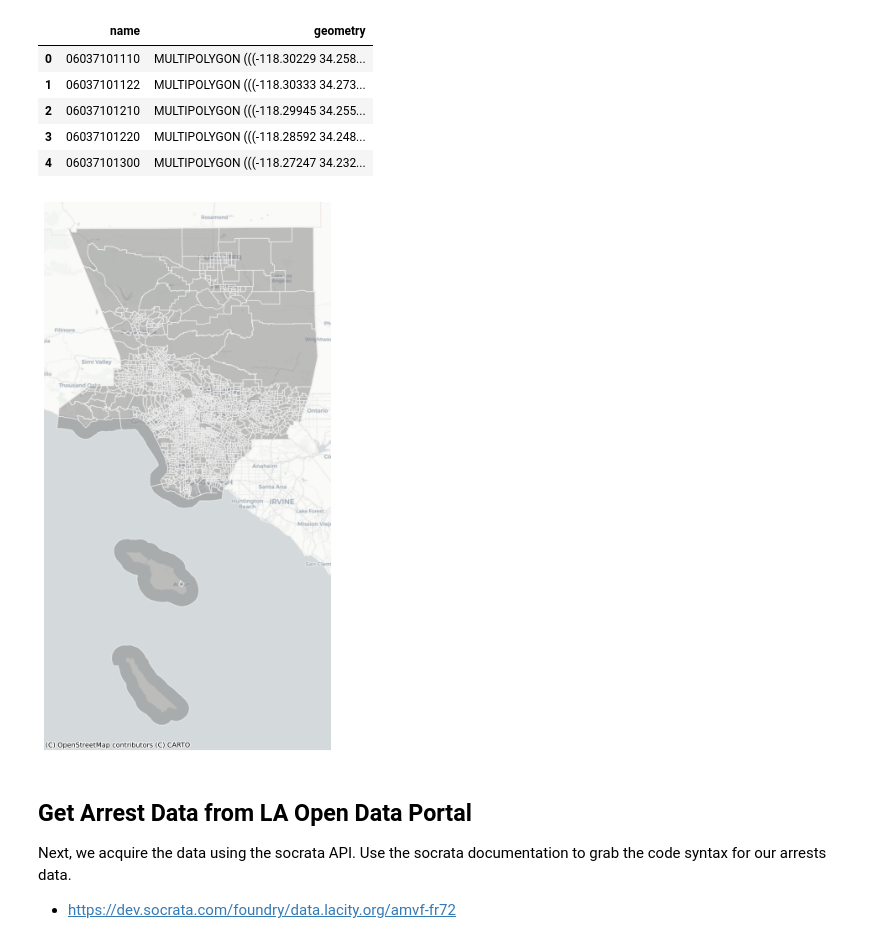
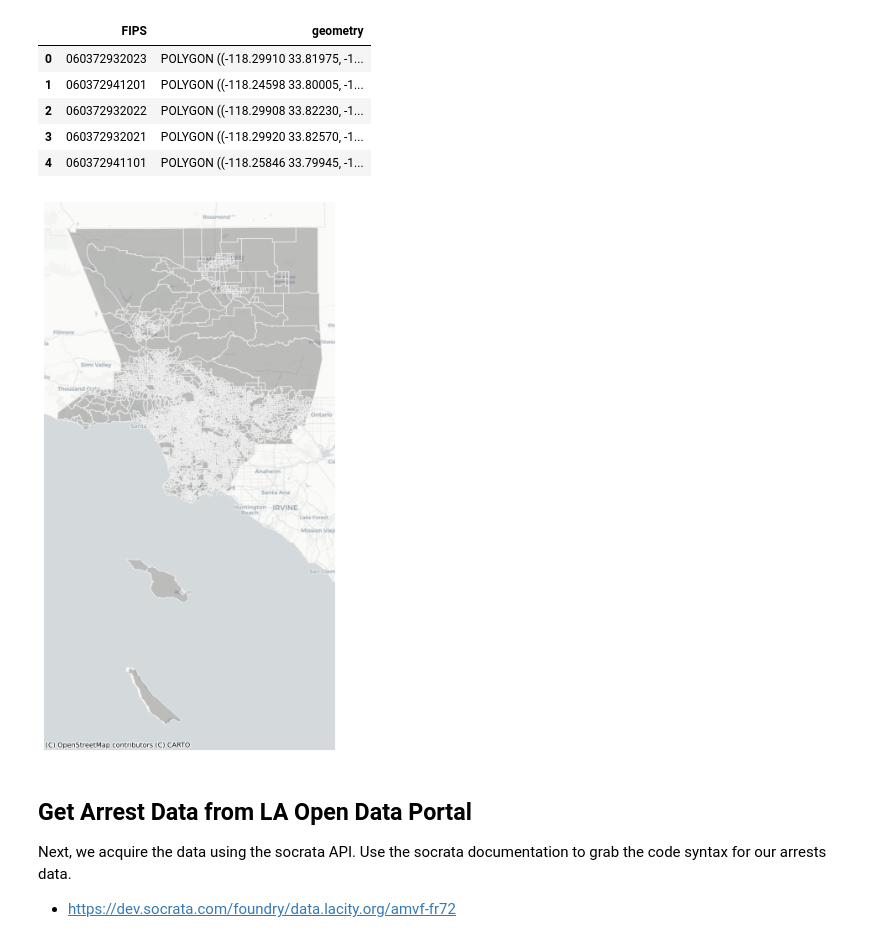
Before and after one commit to yohman/up206a, a Jupyter notebook: Weeks/Week08/Spatial Autocorrelation.ipynb, the cells around one changed output. Cells and saved outputs as stored; diff of their text form; code cells hidden in the pictures.

```diff
--- a/Weeks/Week08/Spatial Autocorrelation.ipynb
+++ b/Weeks/Week08/Spatial Autocorrelation.ipynb
@@ -38,3 +52,3 @@ import contextily as ctx
 # %%
 # get census tract boundaries from the LA Times
-tracts = gpd.read_file('http://boundaries.latimes.com/1.0/boundary-set/census-tracts-2012/?format=geojson')
+gdf = gpd.read_file('https://opendata.arcgis.com/datasets/9c040508fab24953b74921356fd94b1d_2.geojson')
@@ -41,32 +75,35 @@ tracts = gpd.read_file('http://boundaries.latimes.com/1.0/boundary-set/census-tr
 # %%
 # trim the data to the bare minimum columns
-tracts = tracts[['name','geometry']]
-tracts.head()
+gdf = gdf[['GEOID10','geometry']]
+
+# rename the columns
+gdf.columns = ['FIPS','geometry']
+gdf.head()
 # %% [output]
-|  | name | geometry |
-| 0 | 06037101110 | MULTIPOLYGON (((-118.30229 34.258... |
-| 1 | 06037101122 | MULTIPOLYGON (((-118.30333 34.273... |
-| 2 | 06037101210 | MULTIPOLYGON (((-118.29945 34.255... |
-| 3 | 06037101220 | MULTIPOLYGON (((-118.28592 34.248... |
-| 4 | 06037101300 | MULTIPOLYGON (((-118.27247 34.232... |
+|  | FIPS | geometry |
+| 0 | 060372932023 | POLYGON ((-118.29910 33.81975, -1... |
+| 1 | 060372941201 | POLYGON ((-118.24598 33.80005, -1... |
+| 2 | 060372932022 | POLYGON ((-118.29908 33.82230, -1... |
+| 3 | 060372932021 | POLYGON ((-118.29920 33.82570, -1... |
+| 4 | 060372941101 | POLYGON ((-118.25846 33.79945, -1... |
 # %%
 # get the layers into a web mercator projection
 # reproject to web mercator
-tracts = tracts.to_crs(epsg=3857)
+gdf = gdf.to_crs(epsg=3857)
 # %%
 # plot it!
-ax=tracts.plot(figsize=(12,12),
+ax=gdf.plot(figsize=(12,12),
                       color='gray',
                       edgecolor='white',
                       alpha=0.5)
 
 # no axis
 ax.axis('off')
 
 # add a basemap
 ctx.add_basemap(ax,source=ctx.providers.CartoDB.Positron)
 # %% [output]
-[figure, old version]
+[figure, new version]
 # %% [markdown]
 ## Get Arrest Data from LA Open Data Portal
 Next, we acquire the data using the socrata API. Use the socrata documentation to grab the code syntax for our arrests data.
```
Also changed, not shown: parts of 89 cells of this notebook, 1 other file.
